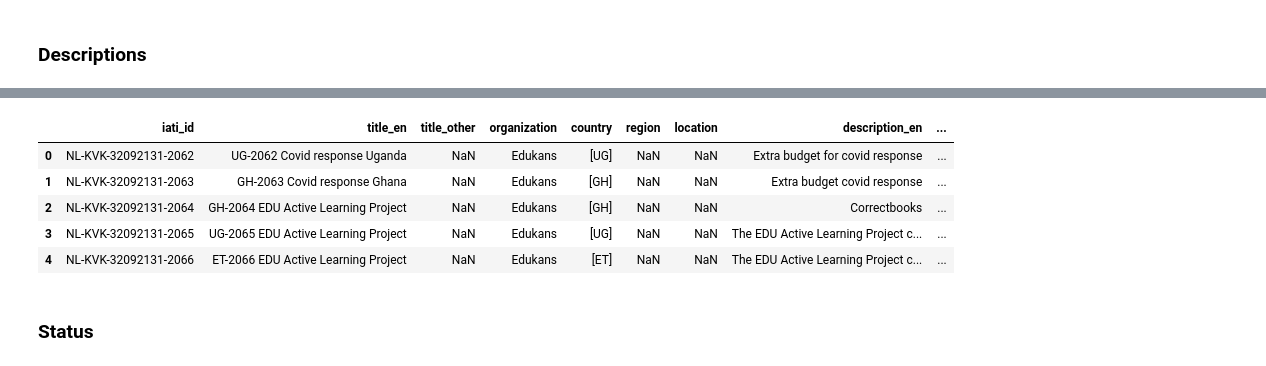
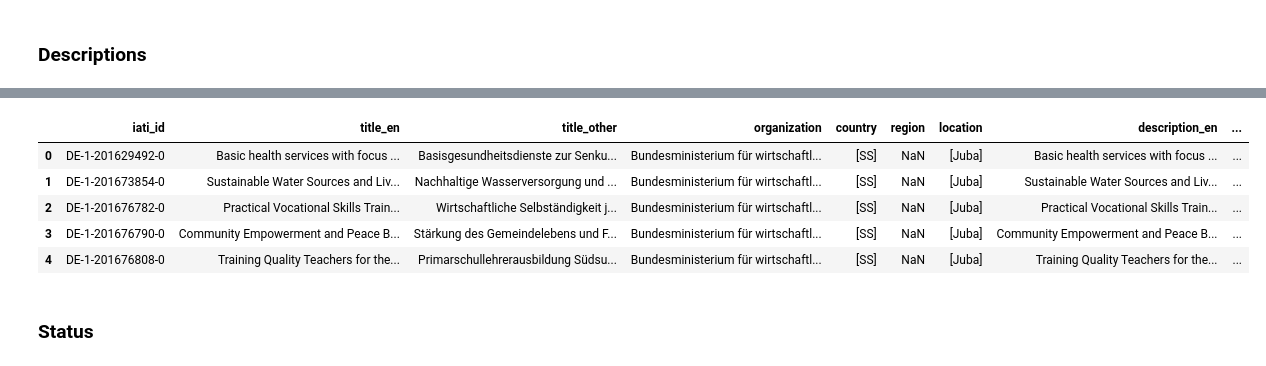
Before and after one commit to JanMuehlnikel/NLP-Development-Banks-Collaboration-Analyzer, a Jupyter notebook: data/preprocessing/transform_json.ipynb, the cells around one changed output, grey strips where cells are left out. Drawn from its saved outputs; the diff is of its cells as text; code cells hidden in the pictures.

```diff
--- a/data/preprocessing/transform_json.ipynb
+++ b/data/preprocessing/transform_json.ipynb
@@ -4,5 +14,9 @@ import numpy as np
+# %%
+src_folder = "../../src/"
+response_file = src_folder + "response_bmz.json" # json format -> fetched in iati.ipynb
+output_file = src_folder + "transformed_bmz.csv"
 # %%
 #Read in data into df from json
-df = pd.read_json('../../src/response_iati.json')
-df.iloc[385:388]
+df = pd.read_json(response_file)
+df.head(10)
 # %% [output]
@@ -172,36 +232,40 @@ trans_df["description_en"] = "NaN"
 trans_df["description_other"] = "NaN"
 
 for index, row in df.iterrows():
-    descr_list = row['description_narrative_xml_lang']
-    descr_row = row['description_narrative']
 
-    # nan in pandas is type float
-    # check if nan and if yes take first entry in descr
-    if isinstance(descr_list, float):
-        if isinstance(descr_row, float):
-            trans_df["description_en"][index] = "NaN"
+    try:
+        descr_list = row['description_narrative_xml_lang']
+        descr_row = row['description_narrative']
+
+        # nan in pandas is type float
+        # check if nan and if yes take first entry in descr
+        if isinstance(descr_list, float):
+            if isinstance(descr_row, float):
+                trans_df["description_en"][index] = "NaN"
+            else:
+                trans_df["description_en"][index] = descr_row[0]
         else:
-            trans_df["description_en"][index] = descr_row[0]
-    else:
-        for j in range(0, len(descr_list)):
-            if descr_list[j].lower() == "en":
-                if type(descr_row) == float:
-                    descr = "NaN"
+            for j in range(0, len(descr_list)):
+                if descr_list[j].lower() == "en":
+                    if type(descr_row) == float:
+                        descr = "NaN"
+                    else:
+                        descr = descr_row[j]
+                    if trans_df["description_en"][index] == "NaN":
+                        trans_df["description_en"][index] = descr
+                    else:
+                        trans_df["description_en"][index] = f"{trans_df['description_en'][index]}; {descr}"
                 else:
-                    descr = descr_row[j]
-                if trans_df["description_en"][index] == "NaN":
-                    trans_df["description_en"][index] = descr
-                else:
-                    trans_df["description_en"][index] = f"{trans_df['description_en'][index]}; {descr}"
-            else:
-                if type(descr_row) == float:
-                    descr = "NaN"
-                else:
-                    descr = descr_row[j]
-                if trans_df["description_other"][index] == "NaN":
-                    trans_df["description_other"][index] = descr
-                else:
-                    trans_df["description_other"][index] = f"{trans_df['description_other'][index]}; {descr}"
+                    if type(descr_row) == float:
+                        descr = "NaN"
+                    else:
+                        descr = descr_row[j]
+                    if trans_df["description_other"][index] == "NaN":
+                        trans_df["description_other"][index] = descr
+                    else:
+                        trans_df["description_other"][index] = f"{trans_df['description_other'][index]}; {descr}"
+    except:
+        print(f"Error: Index: {index} \n Row: {row}")
 
 trans_df.head(5)
 # %% [output]
@@ -208,9 +291,9 @@ trans_df.head(5)
 |  | iati_id | title_en | title_other | organization | country | region | location | description_en | ... |
-| 0 | NL-KVK-32092131-2062 | UG-2062 Covid response Uganda | NaN | Edukans | [UG] | NaN | NaN | Extra budget for covid response | ... |
-| 1 | NL-KVK-32092131-2063 | GH-2063 Covid response Ghana | NaN | Edukans | [GH] | NaN | NaN | Extra budget covid response | ... |
-| 2 | NL-KVK-32092131-2064 | GH-2064 EDU Active Learning Project | NaN | Edukans | [GH] | NaN | NaN | Correctbooks | ... |
-| 3 | NL-KVK-32092131-2065 | UG-2065 EDU Active Learning Project | NaN | Edukans | [UG] | NaN | NaN | The EDU Active Learning Project c... | ... |
-| 4 | NL-KVK-32092131-2066 | ET-2066 EDU Active Learning Project | NaN | Edukans | [ET] | NaN | NaN | The EDU Active Learning Project c... | ... |
+| 0 | DE-1-201629492-0 | Basic health services with focus ... | Basisgesundheitsdienste zur Senku... | Bundesministerium für wirtschaftl... | [SS] | NaN | [Juba] | Basic health services with focus ... | ... |
+| 1 | DE-1-201673854-0 | Sustainable Water Sources and Liv... | Nachhaltige Wasserversorgung und ... | Bundesministerium für wirtschaftl... | [SS] | NaN | [Juba] | Sustainable Water Sources and Liv... | ... |
+| 2 | DE-1-201676782-0 | Practical Vocational Skills Train... | Wirtschaftliche Selbständigkeit j... | Bundesministerium für wirtschaftl... | [SS] | NaN | [Juba] | Practical Vocational Skills Train... | ... |
+| 3 | DE-1-201676790-0 | Community Empowerment and Peace B... | Stärkung des Gemeindelebens und F... | Bundesministerium für wirtschaftl... | [SS] | NaN | [Juba] | Community Empowerment and Peace B... | ... |
+| 4 | DE-1-201676808-0 | Training Quality Teachers for the... | Primarschullehrerausbildung Südsu... | Bundesministerium für wirtschaftl... | [SS] | NaN | [Juba] | Training Quality Teachers for the... | ... |
 # %% [markdown]
 ### Status
 # %%
```
Also changed, not shown: parts of 22 cells of this notebook, 2 other files.
